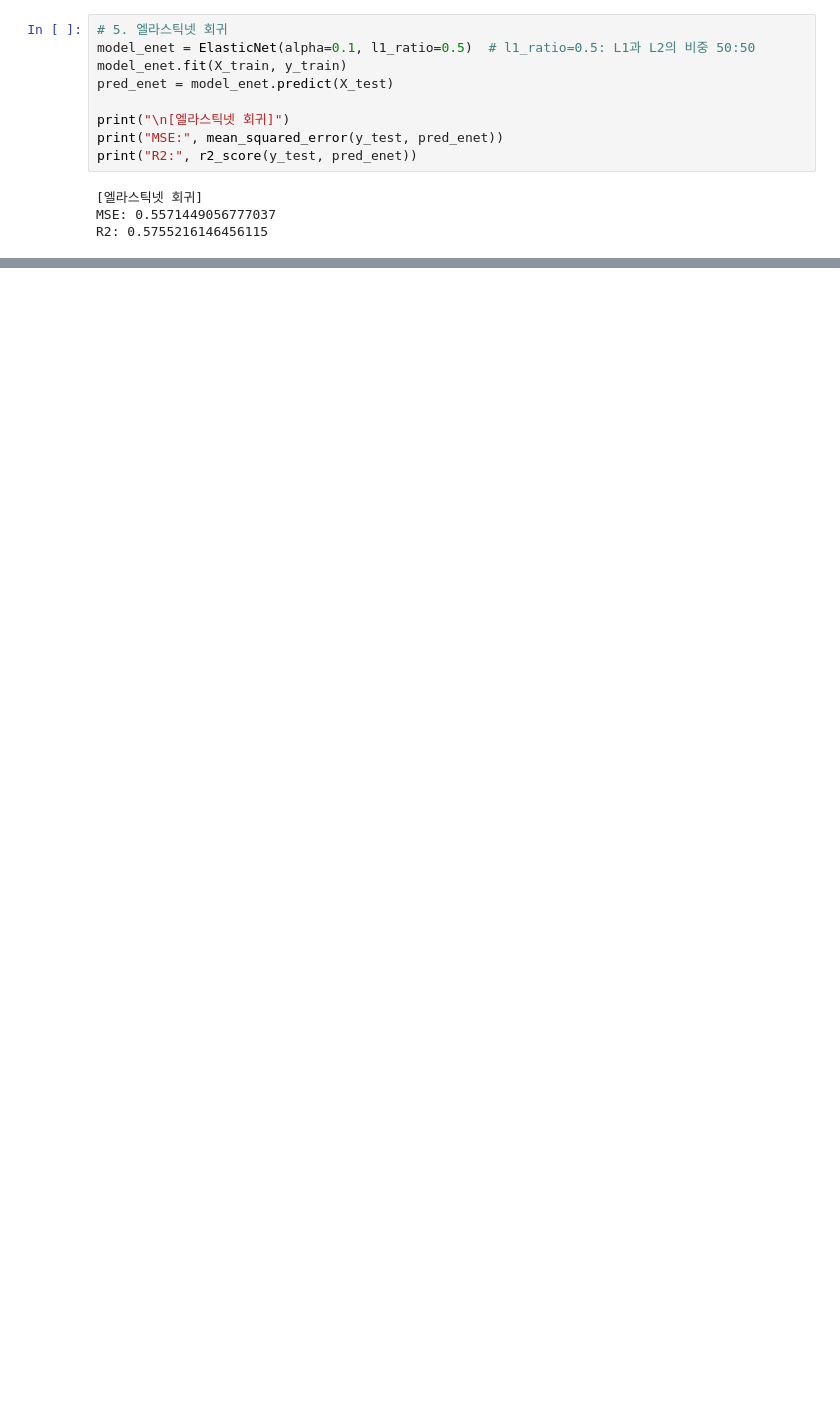
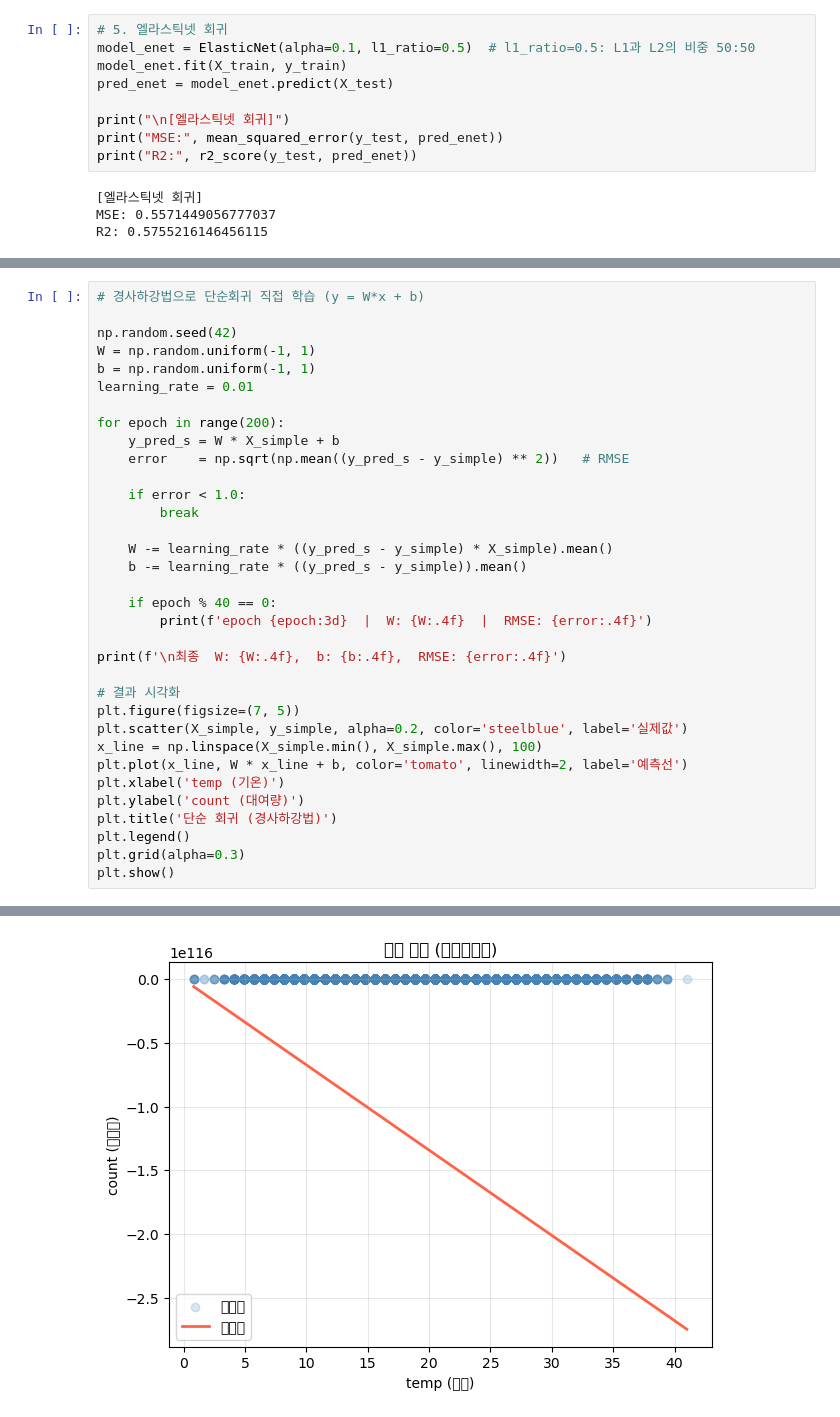
Before and after one commit to blackhole-24/hipython, a Jupyter notebook: ml/6_회귀모델.ipynb, the cells around one changed output, grey strips where cells are left out. Drawn from its saved outputs; the diff is of its cells as text; blank space fills up the shorter version.

```diff
--- a/ml/6_회귀모델.ipynb
+++ b/ml/6_회귀모델.ipynb
@@ -298,0 +445,35 @@ R2: 0.5755216146456115
+# %%
+# 경사하강법으로 단순회귀 직접 학습 (y = W*x + b)
+
+np.random.seed(42)
+W = np.random.uniform(-1, 1)
+b = np.random.uniform(-1, 1)
+learning_rate = 0.01
+
+for epoch in range(200):
+    y_pred_s = W * X_simple + b
+    error    = np.sqrt(np.mean((y_pred_s - y_simple) ** 2))   # RMSE
+
+    if error < 1.0:
+        break
+
+    W -= learning_rate * ((y_pred_s - y_simple) * X_simple).mean()
+    b -= learning_rate * ((y_pred_s - y_simple)).mean()
+
+    if epoch % 40 == 0:
+        print(f'epoch {epoch:3d}  |  W: {W:.4f}  |  RMSE: {error:.4f}')
+
+print(f'\n최종  W: {W:.4f},  b: {b:.4f},  RMSE: {error:.4f}')
+
+# 결과 시각화
+plt.figure(figsize=(7, 5))
+plt.scatter(X_simple, y_simple, alpha=0.2, color='steelblue', label='실제값')
+x_line = np.linspace(X_simple.min(), X_simple.max(), 100)
+plt.plot(x_line, W * x_line + b, color='tomato', linewidth=2, label='예측선')
+plt.xlabel('temp (기온)')
+plt.ylabel('count (대여량)')
+plt.title('단순 회귀 (경사하강법)')
+plt.legend()
+plt.grid(alpha=0.3)
+plt.show()
+# %% [output]
@@ -298,0 +487 @@ R2: 0.5755216146456115
+[figure, added]
```
Also changed, not shown: parts of 28 cells of this notebook.
